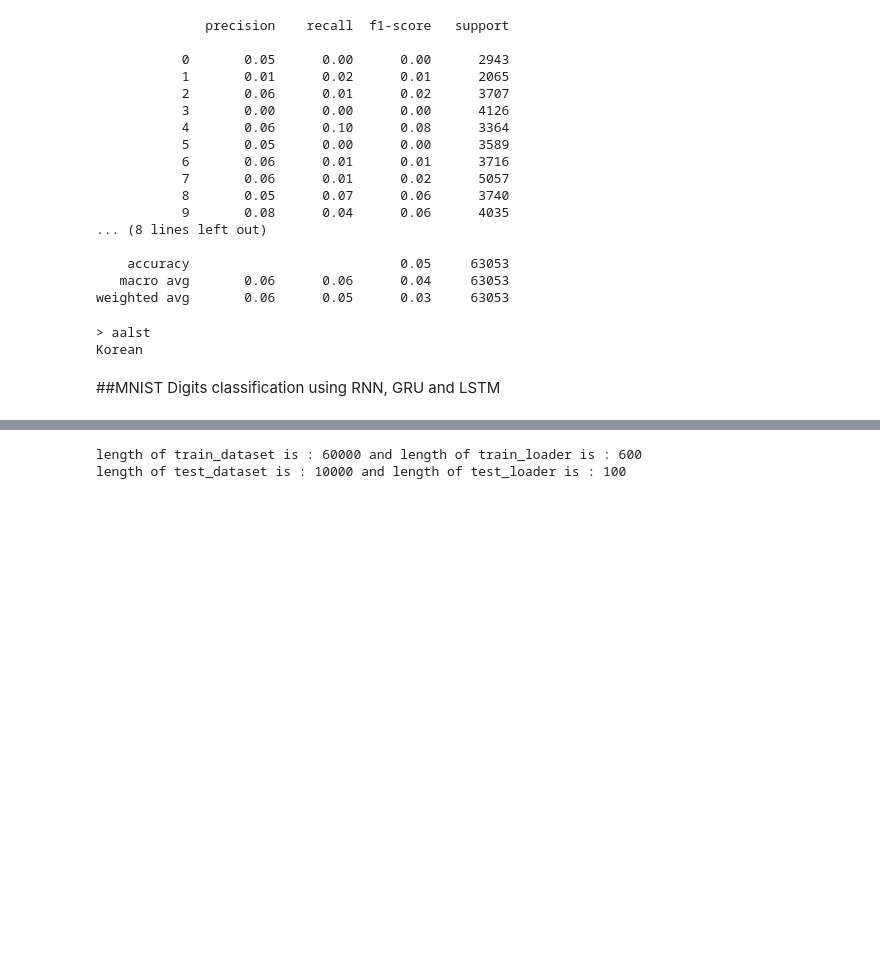
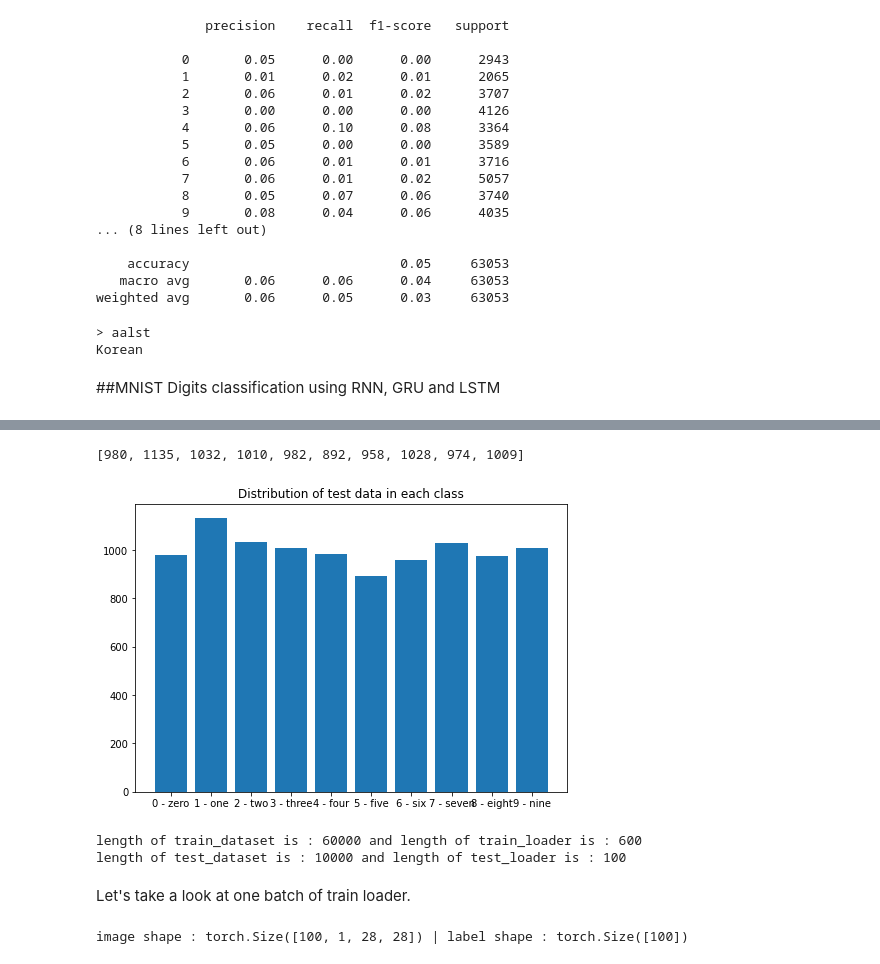
Before and after one commit to ZahraDehghani99/AI-Internship, a Jupyter notebook: Phase02_Intro_to_NN/RNN.ipynb, the cells around one changed output, grey strips where cells are left out. Saved outputs shown, nothing was run; the diff lists cells and outputs as text; code cells hidden in the pictures; blank space fills up the shorter version.

```diff
--- a/Phase02_Intro_to_NN/RNN.ipynb
+++ b/Phase02_Intro_to_NN/RNN.ipynb
@@ -426,3 +495,15 @@ test_dataset = torchvision.datasets.MNIST(root='/content/drive/MyDrive/AI-Intern
+# %%
+# Distribution of test data in each class
+fig = plt.figure()
+ax = fig.add_axes([0,0,1,1])
+number_of_data = distribution_of_classes(test_classes)
+ax.bar(train_dataset.classes,number_of_data)
+plt.title("Distribution of test data in each class")
+print(distribution_of_classes(test_classes))
+plt.show()
+# %% [output]
+[980, 1135, 1032, 1010, 982, 892, 958, 1028, 974, 1009]
+[figure, added]
 # %%
 input_size = 28 # 28X28 images, we treat it as a sequence
 sequence_length = 28
@@ -442,3 +523,11 @@ print(f'length of test_dataset is : {len(test_dataset)} and length of test_loade
 # %% [output]
 length of train_dataset is : 60000 and length of train_loader is : 600
 length of test_dataset is : 10000 and length of test_loader is : 100
+# %% [markdown]
+Let's take a look at one batch of train loader.
+# %%
+example = iter(train_loader)
+image, label = example.next()
+print(f'image shape : {image.shape} | label shape : {label.shape}')
+# %% [output]
+image shape : torch.Size([100, 1, 28, 28]) | label shape : torch.Size([100])
```
Also changed, not shown: parts of 79 cells of this notebook.
